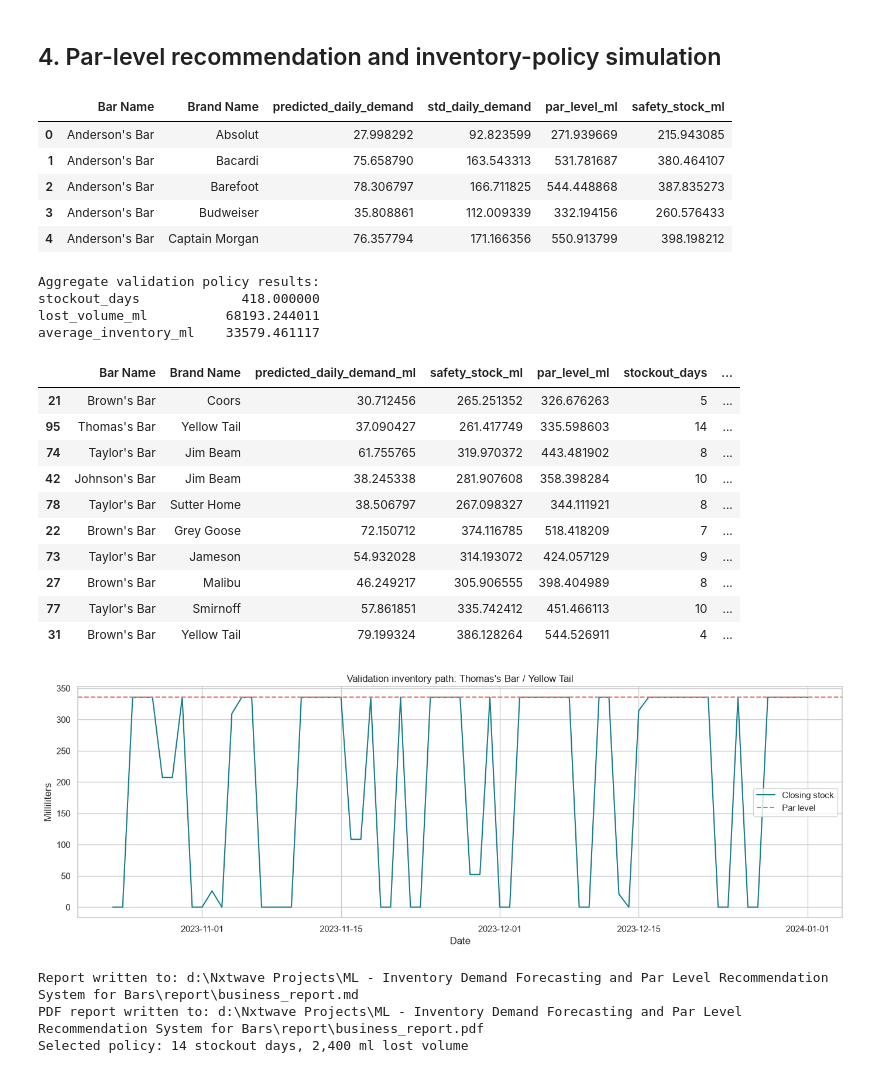
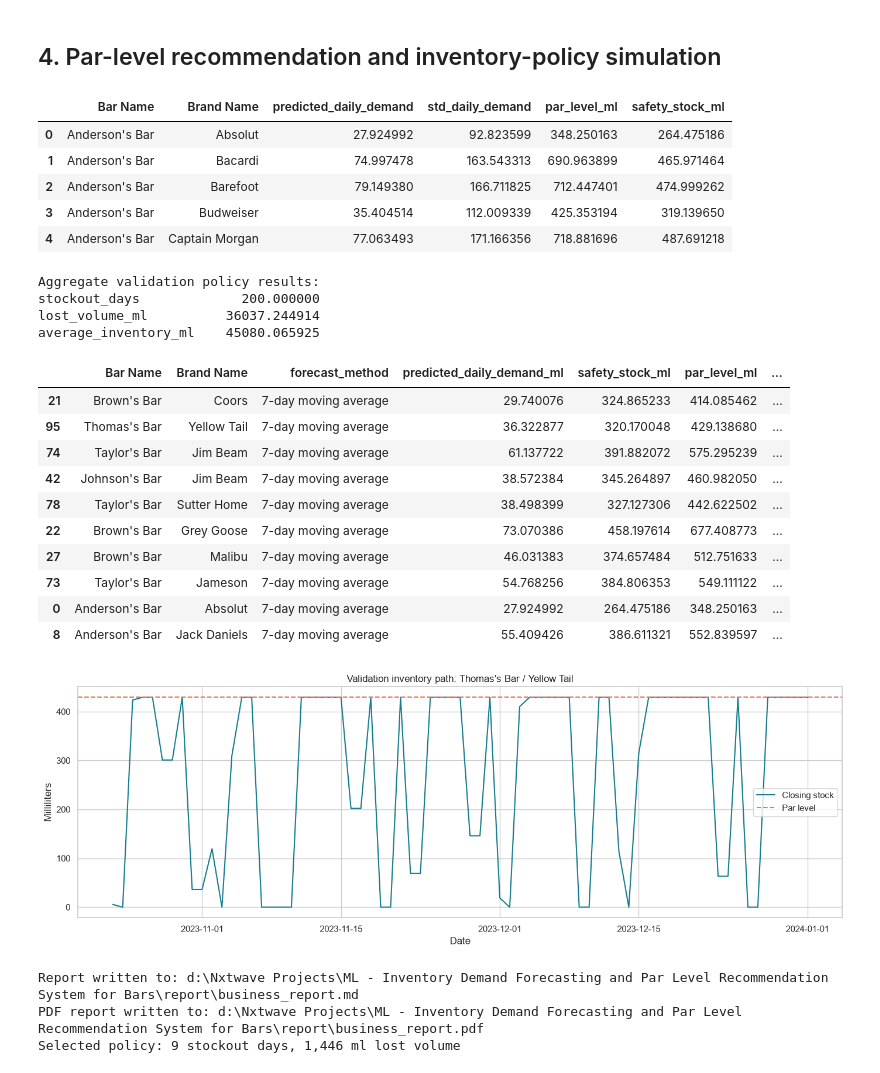
Before and after one commit to Bhanuprakash2580/ML---Inventory-Demand-Forecasting-and-Par-Level-Recommendation-System-for-Bars, a Jupyter notebook: notebooks/inventory_forecasting_solution.ipynb, the cells around one changed output. Saved outputs shown, nothing was run; the diff lists cells and outputs as text; code cells hidden in the pictures.

```diff
--- a/notebooks/inventory_forecasting_solution.ipynb
+++ b/notebooks/inventory_forecasting_solution.ipynb
@@ -234,6 +273,7 @@ rf = Pipeline([
     ('model', RandomForestRegressor(n_estimators=60, min_samples_leaf=3, random_state=42, n_jobs=-1)),
 ])
 rf.fit(train[feature_cols], train['Consumed (ml)'])
+test['moving_average_7'] = test['rolling_mean_7'].clip(lower=0)
 test['seasonal_naive_7'] = test['lag_7'].clip(lower=0)
 test['random_forest'] = np.maximum(0, rf.predict(test[feature_cols]))
 print(f'Train rows: {len(train):,} | Validation rows: {len(test):,} | Cutoff: {cutoff.date()}')
@@ -278,12 +321,22 @@ metrics.style.format({'MAE_ml': '{:,.1f}', 'RMSE_ml': '{:,.1f}', 'WAPE': '{:.1%}
 ## 4. Par-level recommendation and inventory-policy simulation
 # %%
 LEAD_TIME_DAYS = 2
+REVIEW_PERIOD_DAYS = 1
 SERVICE_LEVEL_Z = 1.645
 
-def compute_par_level(predicted_daily_demand, std_daily_demand, lead_time_days=LEAD_TIME_DAYS, service_level_z=SERVICE_LEVEL_Z):
-    lead_time_demand = max(0.0, float(predicted_daily_demand)) * lead_time_days
-    safety_stock = service_level_z * max(0.0, float(std_daily_demand)) * np.sqrt(lead_time_days)
-    return lead_time_demand + safety_stock, safety_stock
+
+def compute_par_level(
+    predicted_daily_demand,
+    std_daily_demand,
+    lead_time_days=LEAD_TIME_DAYS,
+    review_period_days=REVIEW_PERIOD_DAYS,
+    service_level_z=SERVICE_LEVEL_Z,
+):
+    coverage_days = lead_time_days + review_period_days
+    expected_demand = max(0.0, float(predicted_daily_demand)) * coverage_days
+    safety_stock = service_level_z * max(0.0, float(std_daily_demand)) * np.sqrt(coverage_days)
+    return expected_demand + safety_stock, safety_stock
+
 
 def simulate_inventory(actual_demand, par_level, lead_time_days=LEAD_TIME_DAYS):
     stock = float(par_level)
@@ -313,7 +366,7 @@ def simulate_inventory(actual_demand, par_level, lead_time_days=LEAD_TIME_DAYS):
     }
 
 series_stats = (train.groupby(['Bar Name', 'Brand Name'])
-                .agg(predicted_daily_demand=('lag_7', 'mean'), std_daily_demand=('Consumed (ml)', 'std'))
+                .agg(predicted_daily_demand=('rolling_mean_7', 'mean'), std_daily_demand=('Consumed (ml)', 'std'))
                 .reset_index())
 series_stats['std_daily_demand'] = series_stats['std_daily_demand'].fillna(0)
 series_stats[['par_level_ml', 'safety_stock_ml']] = series_stats.apply(
@@ -321,11 +374,11 @@ series_stats[['par_level_ml', 'safety_stock_ml']] = series_stats.apply(
 series_stats.head()
 # %% [output]
 |  | Bar Name | Brand Name | predicted_daily_demand | std_daily_demand | par_level_ml | safety_stock_ml |
-| 0 | Anderson's Bar | Absolut | 27.998292 | 92.823599 | 271.939669 | 215.943085 |
-| 1 | Anderson's Bar | Bacardi | 75.658790 | 163.543313 | 531.781687 | 380.464107 |
-| 2 | Anderson's Bar | Barefoot | 78.306797 | 166.711825 | 544.448868 | 387.835273 |
-| 3 | Anderson's Bar | Budweiser | 35.808861 | 112.009339 | 332.194156 | 260.576433 |
-| 4 | Anderson's Bar | Captain Morgan | 76.357794 | 171.166356 | 550.913799 | 398.198212 |
+| 0 | Anderson's Bar | Absolut | 27.924992 | 92.823599 | 348.250163 | 264.475186 |
+| 1 | Anderson's Bar | Bacardi | 74.997478 | 163.543313 | 690.963899 | 465.971464 |
+| 2 | Anderson's Bar | Barefoot | 79.149380 | 166.711825 | 712.447401 | 474.999262 |
+| 3 | Anderson's Bar | Budweiser | 35.404514 | 112.009339 | 425.353194 | 319.139650 |
+| 4 | Anderson's Bar | Captain Morgan | 77.063493 | 171.166356 | 718.881696 | 487.691218 |
 # %%
 recommendation_rows = []
 for keys, series in test.groupby(['Bar Name', 'Brand Name']):
@@ -334,6 +387,7 @@ for keys, series in test.groupby(['Bar Name', 'Brand Name']):
     recommendation_rows.append({
         'Bar Name': keys[0],
         'Brand Name': keys[1],
+        'forecast_method': '7-day moving average',
         'predicted_daily_demand_ml': stat['predicted_daily_demand'],
         'safety_stock_ml': stat['safety_stock_ml'],
         'par_level_ml': stat['par_level_ml'],
@@ -348,20 +402,20 @@ print(recommendations[['stockout_days', 'lost_volume_ml', 'average_inventory_ml'
 recommendations.head(10)
 # %% [output]
 Aggregate validation policy results:
-stockout_days             418.000000
-lost_volume_ml          68193.244011
-average_inventory_ml    33579.461117
+stockout_days             200.000000
+lost_volume_ml          36037.244914
+average_inventory_ml    45080.065925
-|  | Bar Name | Brand Name | predicted_daily_demand_ml | safety_stock_ml | par_level_ml | stockout_days | ... |
-| 21 | Brown's Bar | Coors | 30.712456 | 265.251352 | 326.676263 | 5 | ... |
-| 95 | Thomas's Bar | Yellow Tail | 37.090427 | 261.417749 | 335.598603 | 14 | ... |
-| 74 | Taylor's Bar | Jim Beam | 61.755765 | 319.970372 | 443.481902 | 8 | ... |
-| 42 | Johnson's Bar | Jim Beam | 38.245338 | 281.907608 | 358.398284 | 10 | ... |
-| 78 | Taylor's Bar | Sutter Home | 38.506797 | 267.098327 | 344.111921 | 8 | ... |
-| 22 | Brown's Bar | Grey Goose | 72.150712 | 374.116785 | 518.418209 | 7 | ... |
-| 73 | Taylor's Bar | Jameson | 54.932028 | 314.193072 | 424.057129 | 9 | ... |
-| 27 | Brown's Bar | Malibu | 46.249217 | 305.906555 | 398.404989 | 8 | ... |
-| 77 | Taylor's Bar | Smirnoff | 57.861851 | 335.742412 | 451.466113 | 10 | ... |
-| 31 | Brown's Bar | Yellow Tail | 79.199324 | 386.128264 | 544.526911 | 4 | ... |
+|  | Bar Name | Brand Name | forecast_method | predicted_daily_demand_ml | safety_stock_ml | par_level_ml | ... |
+| 21 | Brown's Bar | Coors | 7-day moving average | 29.740076 | 324.865233 | 414.085462 | ... |
+| 95 | Thomas's Bar | Yellow Tail | 7-day moving average | 36.322877 | 320.170048 | 429.138680 | ... |
+| 74 | Taylor's Bar | Jim Beam | 7-day moving average | 61.137722 | 391.882072 | 575.295239 | ... |
+| 42 | Johnson's Bar | Jim Beam | 7-day moving average | 38.572384 | 345.264897 | 460.982050 | ... |
+| 78 | Taylor's Bar | Sutter Home | 7-day moving average | 38.498399 | 327.127306 | 442.622502 | ... |
+| 22 | Brown's Bar | Grey Goose | 7-day moving average | 73.070386 | 458.197614 | 677.408773 | ... |
+| 27 | Brown's Bar | Malibu | 7-day moving average | 46.031383 | 374.657484 | 512.751633 | ... |
+| 73 | Taylor's Bar | Jameson | 7-day moving average | 54.768256 | 384.806353 | 549.111122 | ... |
+| 0 | Anderson's Bar | Absolut | 7-day moving average | 27.924992 | 264.475186 | 348.250163 | ... |
+| 8 | Anderson's Bar | Jack Daniels | 7-day moving average | 55.409426 | 386.611321 | 552.839597 | ... |
 # %%
 selected = test.groupby(['Bar Name', 'Brand Name'])['Consumed (ml)'].sum().idxmax()
 selected_test = test[(test['Bar Name'] == selected[0]) & (test['Brand Name'] == selected[1])].copy()
@@ -383,45 +437,51 @@ plt.show()
 report_text = f'''# Bar Inventory Forecasting and Par-Level Recommendation
 
 ## Executive summary
-This notebook cleans the original transaction-level Excel dataset, forecasts demand by bar and brand, evaluates a seasonal baseline against a Random Forest, and recommends inventory par levels for a two-day supplier lead time.
+This notebook cleans the original transaction-level Excel dataset, analyzes consumption by alcohol category, forecasts demand with a seven-day moving average and Random Forest, evaluates the forecasts, and recommends inventory par levels for bar-brand items.
 
 ## Data and quality
 - Source: `Consumption Dataset.xlsx`; transaction rows loaded: {quality['rows_loaded']:,}; completed daily rows: {len(daily_ts):,}.
 - Scope: {daily_ts['Bar Name'].nunique()} bars, {daily_ts['Brand Name'].nunique()} brands, {len(pairs)} bar-brand series.
 - Date range: {daily_ts['Date'].min().date()} to {daily_ts['Date'].max().date()}.
+- Alcohol categories analyzed: {raw['Alcohol Type'].nunique()}.
 - Invalid dates: {quality['invalid_dates']}; invalid numeric rows: {quality['invalid_numeric_values']}; duplicate rows: {quality['duplicate_rows']}.
 - Maximum absolute conservation error: {raw['conservation_error_ml'].abs().max():.8f} ml.
 
 ## Forecast evidence
-The chronological 80/20 validation compares a seven-day seasonal-naive forecast with a Random Forest using lags, rolling statistics, weekday, weekend, bar, and brand features. The seasonal baseline WAPE is {metrics.loc['Seasonal naive (7 days)', 'WAPE']:.1%} and the Random Forest WAPE is {metrics.loc['Random Forest', 'WAPE']:.1%}. RMSE values are {metrics.loc['Seasonal naive (7 days)', 'RMSE_ml']:.1f} ml and {metrics.loc['Random Forest', 'RMSE_ml']:.1f} ml respectively.
+The chronological 80/20 validation compares a seven-day moving-average forecast, a seven-day seasonal-naive challenger, and a Random Forest using lags, rolling statistics, weekday, weekend, bar, and brand features. The moving-average MAE is {metrics.loc['7-day moving average', 'MAE_ml']:.1f} ml and WAPE is {metrics.loc['7-day moving average', 'WAPE']:.1%}. The Random Forest MAE is {metrics.loc['Random Forest', 'MAE_ml']:.1f} ml and WAPE is {metrics.loc['Random Forest', 'WAPE']:.1%}.
 
 ## Inventory recommendation
-Par level = predicted daily demand x {LEAD_TIME_DAYS} lead-time days + {SERVICE_LEVEL_Z} x daily demand standard deviation x sqrt({LEAD_TIME_DAYS}). The validation simulation produced {int(recommendations['stockout_days'].sum()):,} stockout days, {recommendations['lost_volume_ml'].sum():,.0f} ml lost volume, and {recommendations['average_inventory_ml'].sum():,.0f} ml summed average inventory across {len(recommendations)} series.
+Par level = forecast daily demand x (lead time + review period) + safety stock. The policy uses {LEAD_TIME_DAYS} lead-time days, {REVIEW_PERIOD_DAYS} review-period day, and a 95% service target. The validation simulation produced {int(recommendations['stockout_days'].sum()):,} stockout days, {recommendations['lost_volume_ml'].sum():,.0f} ml lost volume, and {recommendations['average_inventory_ml'].sum():,.0f} ml summed average inventory across {len(recommendations)} series.
 
 The highest-volume validation series was **{selected[0]} / {selected[1]}**, with {selected_sim['stockout_days']} stockout days and {selected_sim['lost_volume_ml']:,.0f} ml lost volume.
 
 ## Assumptions and next steps
 Demand is measured in milliliters, unmet demand is treated as lost, lead time is constant, and observed consumption may be censored by historical stockouts. Add promotions, events, vendor lead-time variation, and a live inventory position before production deployment.
 '''
 (REPORT_DIR / 'business_report.md').write_text(report_text, encoding='utf-8')
 
 with PdfPages(REPORT_DIR / 'business_report.pdf') as pdf:
-    for figure_path in [FIGURE_DIR / 'eda_overview.png', FIGURE_DIR / 'forecast_model_comparison.png', FIGURE_DIR / 'inventory_policy_example.png']:
+    for figure_path in [
+        FIGURE_DIR / 'category_consumption.png',
+        FIGURE_DIR / 'eda_overview.png',
+        FIGURE_DIR / 'forecast_model_comparison.png',
+        FIGURE_DIR / 'inventory_policy_example.png',
+    ]:
         image = plt.imread(figure_path)
         report_figure, report_ax = plt.subplots(figsize=(11, 7))
         report_ax.imshow(image)
         report_ax.axis('off')
         pdf.savefig(report_figure, bbox_inches='tight')
         plt.close(report_figure)
 
 print(f'Report written to: {REPORT_DIR / "business_report.md"}')
 print(f'PDF report written to: {REPORT_DIR / "business_report.pdf"}')
 print(f'Selected policy: {selected_sim["stockout_days"]} stockout days, {selected_sim["lost_volume_ml"]:,.0f} ml lost volume')
 # %% [output]
-[figure, old version]
+[figure, new version]
 Report written to: d:\Nxtwave Projects\ML - Inventory Demand Forecasting and Par Level Recommendation System for Bars\report\business_report.md
 PDF report written to: d:\Nxtwave Projects\ML - Inventory Demand Forecasting and Par Level Recommendation System for Bars\report\business_report.pdf
-Selected policy: 14 stockout days, 2,400 ml lost volume
+Selected policy: 9 stockout days, 1,446 ml lost volume
 # %% [markdown]
 ## 6. Deliverables, file paths, and operational use
 
```
Also changed, not shown: parts of 5 cells of this notebook, 25 other files.
